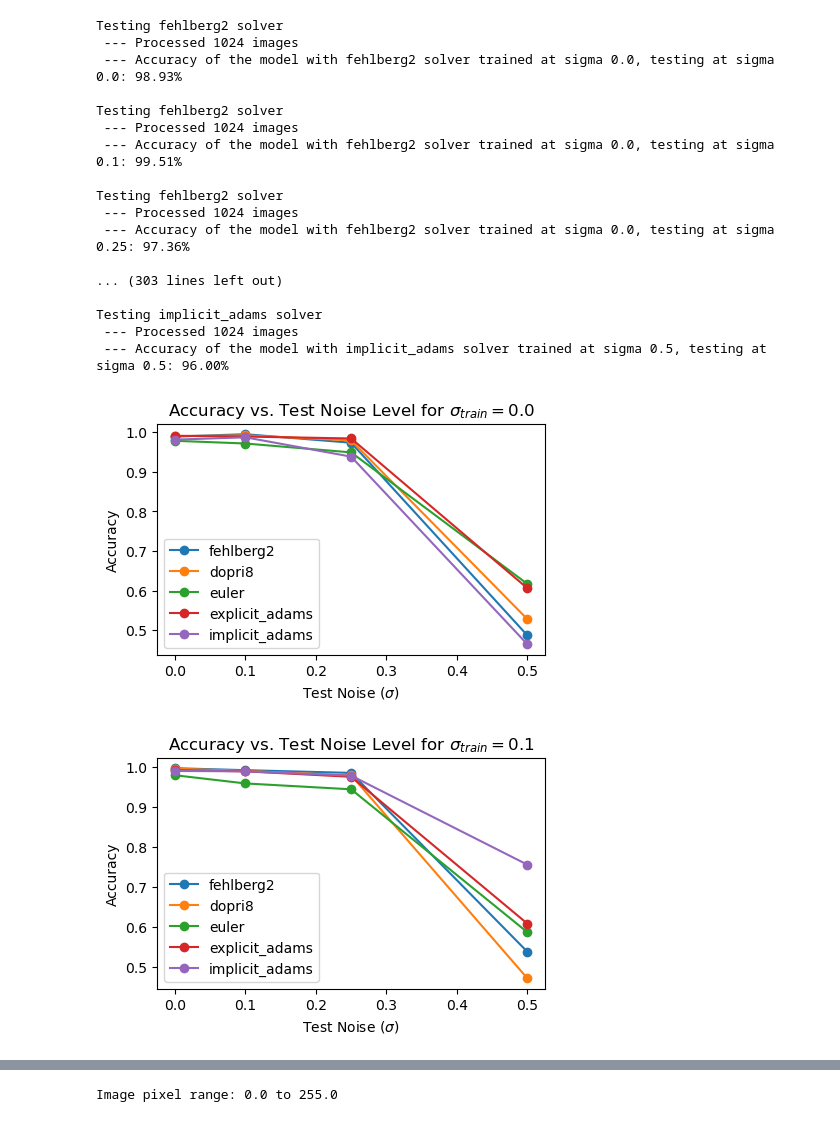
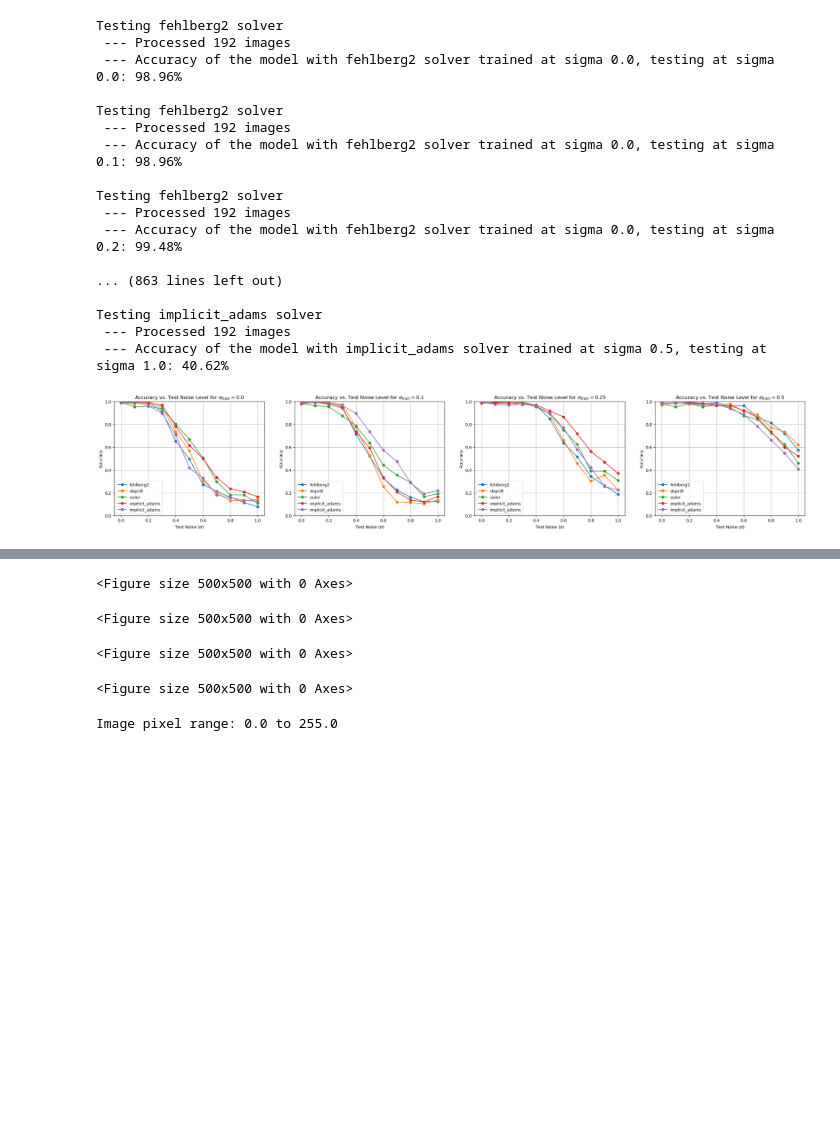
Before and after one commit to PrathamLalwani/NeuralODEs, a Jupyter notebook: MNISTtest_cw.ipynb, the cells around one changed output, grey strips where cells are left out. Drawn from its saved outputs; the diff is of its cells as text; code cells hidden in the pictures; blank space fills up the shorter version.

Commit message:
Changed test / train noises and updated final plots.

```diff
--- a/MNISTtest_cw.ipynb
+++ b/MNISTtest_cw.ipynb
@@ -125,18 +125,21 @@ show_images(next(iter(dataloader))[0])
 # List all the solvers that will be tested, iterating over each one to load and test the corresponding models.
 # solvers = ['dopri5', 'euler', 'rk4', 'explicit_adams','implicit_adams', 'bosh3','fehlberg2', 'euler','midpoint','dopri8','adaptive_heun']
 solvers = ['fehlberg2', 'dopri8', 'euler', 'explicit_adams', 'implicit_adams'] # 'midpoint'
-noise_levels = [0.0, 0.1, 0.25, 0.5] # Save the noise levels on which to test.
+test_noises = [0.0, 0.1, 0.2, 0.3, 0.4, 0.5, 0.6, 0.7, 0.8, 0.9, 1.0] # Save the noise levels on which to test.
+train_noises = [0.0, 0.1, 0.25, 0.5] # Save the noise levels on which to train.
 
+fig, ax = plt.subplots(1, 4, figsize=(30, 5))
 # Iterate over 4 different training noise levels.
-for i in range(len(noise_levels)):
-    plt.figure(figsize=(5, 3))
+for i in range(len(train_noises)):
+    # Create a new figure for sigma = 0.0, 0.1, 0.25, and 0.5.
+    plt.figure(figsize=(5, 5))
 
     for solver in solvers:
-        cur_model_dict = torch.load(f'./AllModels/{solver}/model_{noise_levels[i]}_noise.pth', weights_only=False, map_location='cpu')  # Get the model dictionary from the current model path.
+        cur_model_dict = torch.load(f'./AllModels/{solver}/model_{train_noises[i]}_noise.pth', weights_only=False, map_location='cpu')  # Get the model dictionary from the current model path.
         accuracies = [] # Store the accuracies for each test sigma value (will update each loop).
 
         # Iterate over 4 different test noise levels.
-        for sigma_test in noise_levels:
+        for sigma_test in test_noises:
             # Test on data with maximum noise
             transform = transforms.Compose([
             transforms.RandomCrop(28, padding=4),
@@ -145,16 +148,6 @@ for i in range(len(noise_levels)):
             ])
             mnist = datasets.MNIST(root='./.data/mnist', train=True, transform=transform)
             dataloader = DataLoader(mnist, batch_size=64, shuffle=True)
-            def show_images(images, ncols=8):
-                nrows = (len(images) + ncols - 1) // ncols
-                fig, axes = plt.subplots(nrows, ncols, figsize=(ncols * 2, nrows * 2))
-                for i, ax in enumerate(axes.flat):
-                    if i < len(images):
-                        ax.imshow(images[i].squeeze(), cmap='gray')
-                    ax.axis('off')
-                plt.tight_layout()
-                plt.show()
-            # show_images(next(iter(dataloader))[0])
 
             # Load the state of the current model and set it to evaluation mode in order to pass it test data.
             model.load_state_dict(cur_model_dict['state_dict'])
@@ -175,49 +168,51 @@ for i in range(len(noise_levels)):
                     total += labels.size(0)
                     correct += (predicted == labels).sum().item()
                     all_preds.extend(predicted.cpu().numpy())
                     all_labels.extend(labels.cpu().numpy())
 
                     counter += 1
-                    if counter >= 16: # Limit to 8 batches
+                    if counter >= 3: # Limit to 3 batches
                         print(f" --- Processed {counter * len(images)} images")
                         break
 
             accuracy = accuracy_score(all_labels, all_preds)
             accuracies.append(accuracy)
 
             # Test to see if test_model['args'] contains eps variable. Otherwise, set noise to 0 since no noise was added.
-            print(f' --- Accuracy of the model with {solver} solver trained at sigma {noise_levels[i]}, testing at sigma {sigma_test}: {accuracy * 100:.2f}% \n')
+            print(f' --- Accuracy of the model with {solver} solver trained at sigma {train_noises[i]}, testing at sigma {sigma_test}: {accuracy * 100:.2f}% \n')
 
             # cm = confusion_matrix(all_labels, all_preds)
             # disp = ConfusionMatrixDisplay(confusion_matrix=cm, display_labels=mnist.classes)
             # disp.plot(cmap=plt.cm.Blues)
             # plt.title(f'Confusion Matrix for {solver} solver')
             # plt.show()
 
-        plt.plot(noise_levels, accuracies, marker='o', label=solver)
-        plt.xlabel('Test Noise ($\\sigma$)')
-        plt.ylabel('Accuracy')
-        plt.title(f'Accuracy vs. Test Noise Level for ' + '$\\sigma_{train} = $' + str(noise_levels[i]))
-        plt.legend()
+        ax[i].plot(test_noises, accuracies, marker='o', label=solver)
+        ax[i].set_xlabel('Test Noise ($\\sigma$)')
+        ax[i].set_ylabel('Accuracy')
+        ax[i].set_ylim(0, 1.0)
+        ax[i].set_title(f'Accuracy vs. Test Noise Level for ' + '$\\sigma_{train} = $' + str(train_noises[i]))
+        ax[i].legend(loc='lower left')
+        ax[i].grid(True)
+        plt.tight_layout()
 
-    plt.savefig(f'./AllModels/accuracy_vs_noise_{noise_levels[i]}_train.png')
+    fig.savefig(f'./AllModels/accuracy_vs_noise.png')
 # %% [output]
 Testing fehlberg2 solver
- --- Processed 1024 images
- --- Accuracy of the model with fehlberg2 solver trained at sigma 0.0, testing at sigma 0.0: 98.93%
+ --- Processed 192 images
+ --- Accuracy of the model with fehlberg2 solver trained at sigma 0.0, testing at sigma 0.0: 98.96%
 
 Testing fehlberg2 solver
- --- Processed 1024 images
- --- Accuracy of the model with fehlberg2 solver trained at sigma 0.0, testing at sigma 0.1: 99.51%
+ --- Processed 192 images
+ --- Accuracy of the model with fehlberg2 solver trained at sigma 0.0, testing at sigma 0.1: 98.96%
 
 Testing fehlberg2 solver
- --- Processed 1024 images
- --- Accuracy of the model with fehlberg2 solver trained at sigma 0.0, testing at sigma 0.25: 97.36%
+ --- Processed 192 images
+ --- Accuracy of the model with fehlberg2 solver trained at sigma 0.0, testing at sigma 0.2: 99.48%
 
-... (303 lines left out)
+... (863 lines left out)
 
 Testing implicit_adams solver
- --- Processed 1024 images
- --- Accuracy of the model with implicit_adams solver trained at sigma 0.5, testing at sigma 0.5: 96.00%
+ --- Processed 192 images
+ --- Accuracy of the model with implicit_adams solver trained at sigma 0.5, testing at sigma 1.0: 40.62%
-[figure, old version]
+[figure, new version]
-[figure, removed]
@@ -226,3 +219,7 @@ Testing implicit_adams solver
+<Figure size 500x500 with 0 Axes>
+<Figure size 500x500 with 0 Axes>
+<Figure size 500x500 with 0 Axes>
+<Figure size 500x500 with 0 Axes>
 # %%
 # Identify mismatches in predictions
 i_s = range(1000)
```
Also changed, not shown: parts of 2 cells of this notebook, 6 other files.
